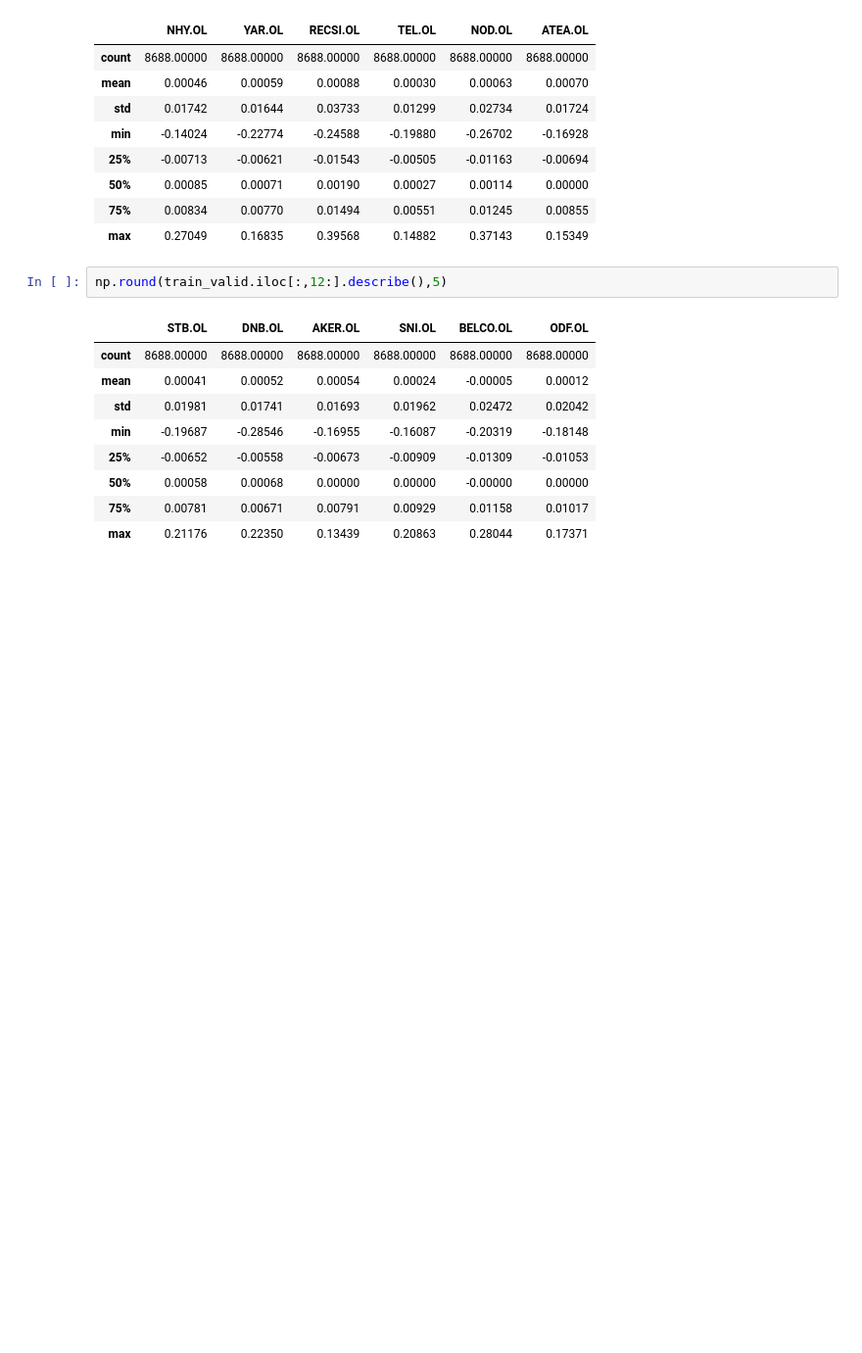
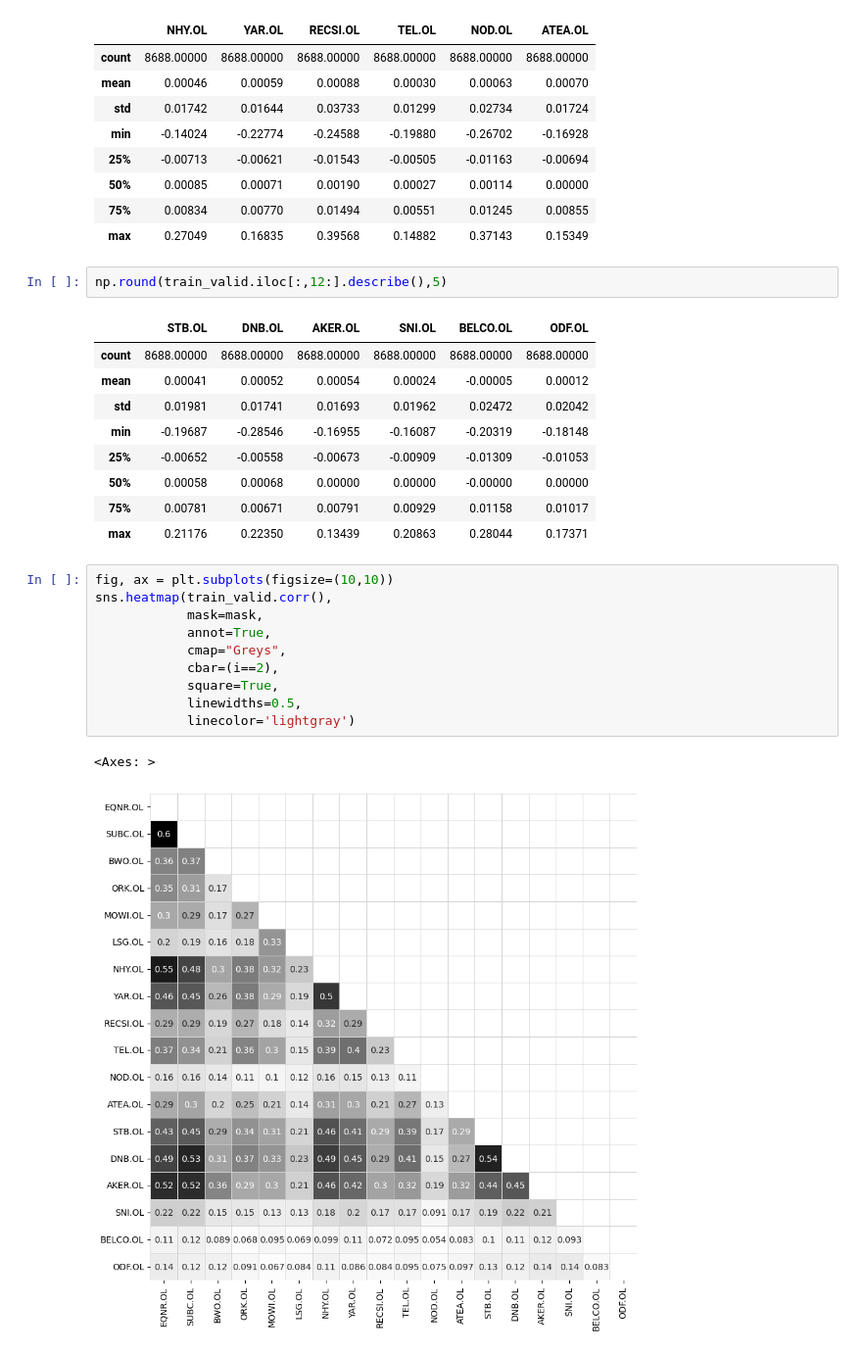
Before and after one commit to DataJakob/BBAN5000-Master-Thesis, a Jupyter notebook: Expmnt/train_data/train_valid.ipynb, the cells around one changed output. Shown: that part at 98% size. Saved outputs shown, nothing was run; the diff lists cells and outputs as text; blank space fills up the shorter version.

```diff
--- a/Expmnt/train_data/train_valid.ipynb
+++ b/Expmnt/train_data/train_valid.ipynb
@@ -168,3 +168,16 @@ np.round(train_valid.iloc[:,12:].describe(),5)
 | 50% | 0.00058 | 0.00068 | 0.00000 | 0.00000 | -0.00000 | 0.00000 |
 | 75% | 0.00781 | 0.00671 | 0.00791 | 0.00929 | 0.01158 | 0.01017 |
 | max | 0.21176 | 0.22350 | 0.13439 | 0.20863 | 0.28044 | 0.17371 |
+# %%
+fig, ax = plt.subplots(figsize=(10,10))
+sns.heatmap(train_valid.corr(),
+            mask=mask,
+            annot=True,
+            cmap="Greys",
+            cbar=(i==2),
+            square=True,
+            linewidths=0.5,
+            linecolor='lightgray')
+# %% [output]
+<Axes: >
+[figure, added]
```
Also changed, not shown: 3 other files.
